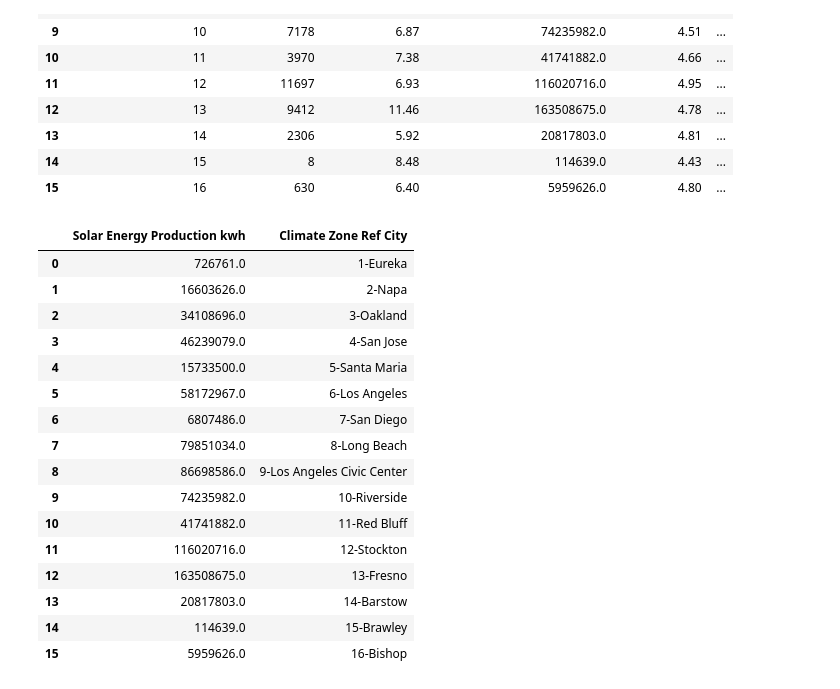
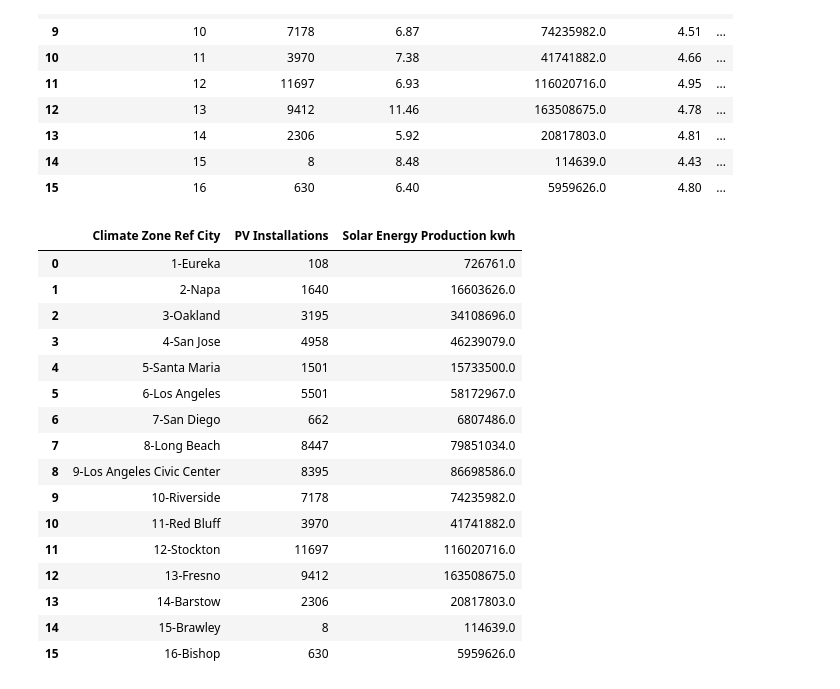
Before and after one commit to dylanmkaiser/Project1, a Jupyter notebook: open_pv_california_2015-V2.ipynb, the cells around one changed output. Drawn from its saved outputs; the diff is of its cells as text; code cells hidden in the pictures.

```diff
--- a/open_pv_california_2015-V2.ipynb
+++ b/open_pv_california_2015-V2.ipynb
@@ -17,11 +17,11 @@ import numpy as np
 
 
 #Read files Data from download
-pv_data_df = pd.read_csv("open_pv_california_2015.csv", encoding="ISO-8859-1")
-climate_zip_code =pd.read_csv("BuildingClimateZonesByZIPCode.csv", encoding="ISO-8859-1")
-population = pd.read_csv("population.csv",encoding="ISO-8859-1" )
-electricity_consumption=pd.read_csv("ElectricityConsumptionByCounty.csv",encoding="ISO-8859-1" )
-climate_zone_details=pd.read_csv("ClimateZoneDetails.csv",encoding="ISO-8859-1" )
+pv_data_df = pd.read_csv("Data/open_pv_california_2015.csv", encoding="ISO-8859-1")
+climate_zip_code =pd.read_csv("Data/BuildingClimateZonesByZIPCode.csv", encoding="ISO-8859-1")
+population = pd.read_csv("Data/population.csv",encoding="ISO-8859-1" )
+electricity_consumption=pd.read_csv("Data/ElectricityConsumptionByCounty.csv",encoding="ISO-8859-1" )
+climate_zone_details=pd.read_csv("Data/ClimateZoneDetails.csv",encoding="ISO-8859-1" )
 # %%
 #SOLAR PANEL DATA
 
@@ -181,28 +181,31 @@ summary_by_climatelocation
 #GRAPH 5:  SHOW NUMBER OF INSTALLATIONS BY INCENTIVE PROGRAM
 # %%
 #DATAFRAME ON CALCULATIONS ON GREENHOUSE EMMISSIONS AND THE IMPACT
-co2_comparison=summary_by_climatelocation.drop(["PV Installations", "System Size kw", "Cost Per Watt", "Climate Location Zone",
+#Calculating greenhouse emmissions Electricity: (VARIABLE) kWh per home × 998 lbs CO2 per megawatt-hour generated × (1/(1-0.071)) MWh generated/MWh delivered × 1 MWh/1,000 kWh × 1 metric ton/2,204.6 lb = 5.734 metric tons CO2/home
+
+co2_comparison=summary_by_climatelocation.drop(["System Size kw", "Cost Per Watt", "Climate Location Zone",
                                                 "Housing Units", "Ratio of Intallations:Housing Units", "Reference City",
                                                 "Sunny Days", "Highest Temp Rec", "Lowest Temp Rec", "Latitude", "Longitude",
                                                 "Elevation", "Heating Degree Days", "Cooling Degree Days", "Population Size",
                                                 "Electricity (Not Solar) Production Millions of kWh (GWh)" ], axis=1)
 
-co2_comparison=co2_comparison
+co2_comparison=co2_comparison[["Climate Zone Ref City","PV Installations","Solar Energy Production kwh" ]]
+co2_comparison
 # %% [output]
-|  | Solar Energy Production kwh | Climate Zone Ref City |
-| 0 | 726761.0 | 1-Eureka |
-| 1 | 16603626.0 | 2-Napa |
-| 2 | 34108696.0 | 3-Oakland |
-| 3 | 46239079.0 | 4-San Jose |
-| 4 | 15733500.0 | 5-Santa Maria |
-| 5 | 58172967.0 | 6-Los Angeles |
-| 6 | 6807486.0 | 7-San Diego |
-| 7 | 79851034.0 | 8-Long Beach |
-| 8 | 86698586.0 | 9-Los Angeles Civic Center |
-| 9 | 74235982.0 | 10-Riverside |
-| 10 | 41741882.0 | 11-Red Bluff |
-| 11 | 116020716.0 | 12-Stockton |
-| 12 | 163508675.0 | 13-Fresno |
-| 13 | 20817803.0 | 14-Barstow |
-| 14 | 114639.0 | 15-Brawley |
-| 15 | 5959626.0 | 16-Bishop |
+|  | Climate Zone Ref City | PV Installations | Solar Energy Production kwh |
+| 0 | 1-Eureka | 108 | 726761.0 |
+| 1 | 2-Napa | 1640 | 16603626.0 |
+| 2 | 3-Oakland | 3195 | 34108696.0 |
+| 3 | 4-San Jose | 4958 | 46239079.0 |
+| 4 | 5-Santa Maria | 1501 | 15733500.0 |
+| 5 | 6-Los Angeles | 5501 | 58172967.0 |
+| 6 | 7-San Diego | 662 | 6807486.0 |
+| 7 | 8-Long Beach | 8447 | 79851034.0 |
+| 8 | 9-Los Angeles Civic Center | 8395 | 86698586.0 |
+| 9 | 10-Riverside | 7178 | 74235982.0 |
+| 10 | 11-Red Bluff | 3970 | 41741882.0 |
+| 11 | 12-Stockton | 11697 | 116020716.0 |
+| 12 | 13-Fresno | 9412 | 163508675.0 |
+| 13 | 14-Barstow | 2306 | 20817803.0 |
+| 14 | 15-Brawley | 8 | 114639.0 |
+| 15 | 16-Bishop | 630 | 5959626.0 |
```
Also changed, not shown: parts of 1 cell of this notebook.
